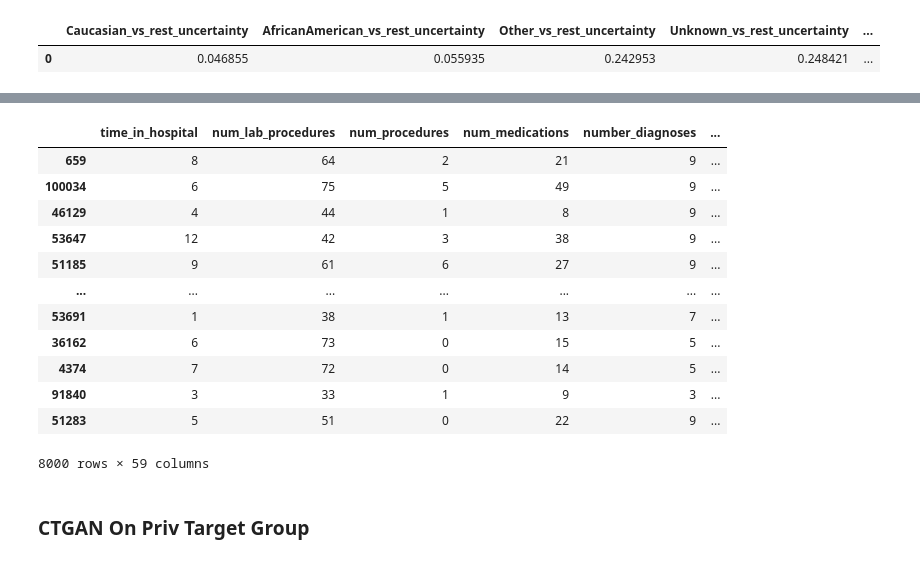
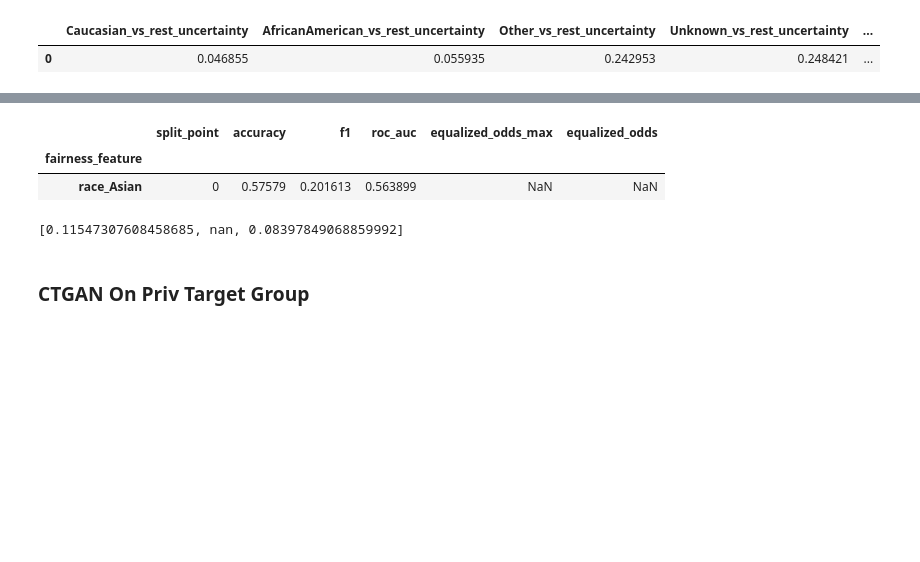
Before and after one commit to tianliiii/Fairlearn, a Jupyter notebook: eval_pipeline.ipynb, the cells around one changed output, grey strips where cells are left out. Cells and saved outputs as stored; diff of their text form; code cells hidden in the pictures; blank space fills up the shorter version.

```diff
--- a/eval_pipeline.ipynb
+++ b/eval_pipeline.ipynb
@@ -358,0 +516,11 @@ uncertainty_one_vs_rest_recall(y_test, y_pred, A_test)
+# %%
+feature_names = X_train.columns
+X_train = X_train.to_numpy()
+X_test = X_test.to_numpy()
+y_train = y_train.to_numpy()
+y_test = y_test.to_numpy()
+X_train_df = pd.DataFrame(X_train, columns=feature_names)
+X_test_df = pd.DataFrame(X_test, columns=feature_names)
+
+fairness_features_train = X_train_df[['race_Asian', 'race_Caucasian', 'race_Hispanic', 'race_Other', 'race_Unknown']]
+fairness_features_test = X_test_df[['race_Asian', 'race_Caucasian', 'race_Hispanic', 'race_Other', 'race_Unknown']]
@@ -360,0 +753,7 @@ uncertainty_one_vs_rest_recall(y_test, y_pred, A_test)
+# %%
+X = X_train_df.copy()
+y = y_train.copy()
+PRIV_FEATURE = "race_Asian"
+fairness_features_df = fairness_features_train[[PRIV_FEATURE]]
+THRESHOLD = 0.5
+SPLITS_OF_FEATURES = [0]
@@ -361,3 +836,13 @@ uncertainty_one_vs_rest_recall(y_test, y_pred, A_test)
+# %%
+metrics_val
+# %% [output]
+|  | split_point | accuracy | f1 | roc_auc | equalized_odds_max | equalized_odds |
+| fairness_feature |  |  |  |  |  |  |
+| race_Asian | 0 | 0.57579 | 0.201613 | 0.563899 | NaN | NaN |
+# %%
+orig_cv_fair
+# %% [output]
+[0.11547307608458685, nan, 0.08397849068859992]
 # %%
 orig_dataset = X_encoded.copy()
 orig_dataset["target"] = Y_downsampled
@@ -369,22 +854,6 @@ UNPRIV_VALUE_FEATURE = 1
 PRIV_CLASS = 0  ## there doesn't seem to be a priviledged target in the data
 CATEGORICAL = encoded_col_names
 orig_dataset[TARGET_COL] = orig_dataset[TARGET_COL].astype(int)
-# %%
-orig_dataset
-# %% [output]
-|  | time_in_hospital | num_lab_procedures | num_procedures | num_medications | number_diagnoses | ... |
-| 659 | 8 | 64 | 2 | 21 | 9 | ... |
-| 100034 | 6 | 75 | 5 | 49 | 9 | ... |
-| 46129 | 4 | 44 | 1 | 8 | 9 | ... |
-| 53647 | 12 | 42 | 3 | 38 | 9 | ... |
-| 51185 | 9 | 61 | 6 | 27 | 9 | ... |
-| ... | ... | ... | ... | ... | ... | ... |
-| 53691 | 1 | 38 | 1 | 13 | 7 | ... |
-| 36162 | 6 | 73 | 0 | 15 | 5 | ... |
-| 4374 | 7 | 72 | 0 | 14 | 5 | ... |
-| 91840 | 3 | 33 | 1 | 9 | 3 | ... |
-| 51283 | 5 | 51 | 0 | 22 | 9 | ... |
-8000 rows × 59 columns
 # %% [markdown]
 ### CTGAN On Priv Target Group
 # %%
```
Also changed, not shown: parts of 18 cells of this notebook, 3 other files.
